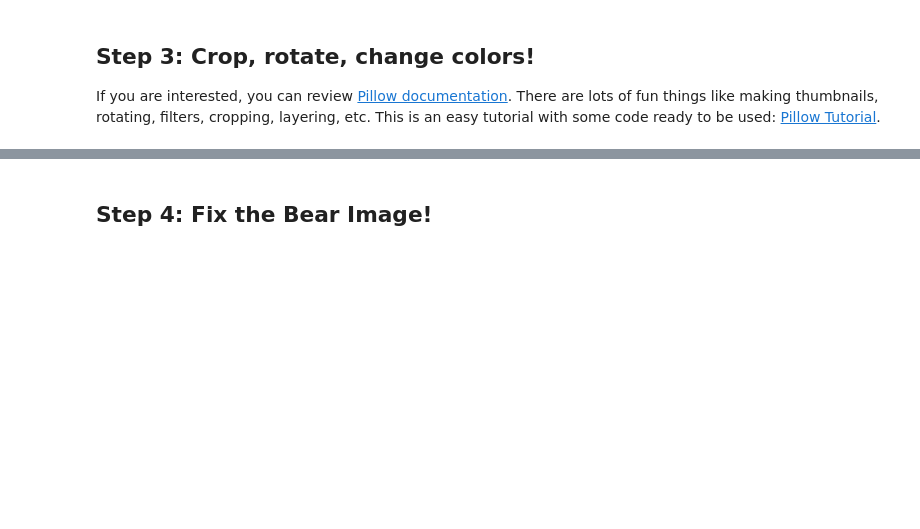
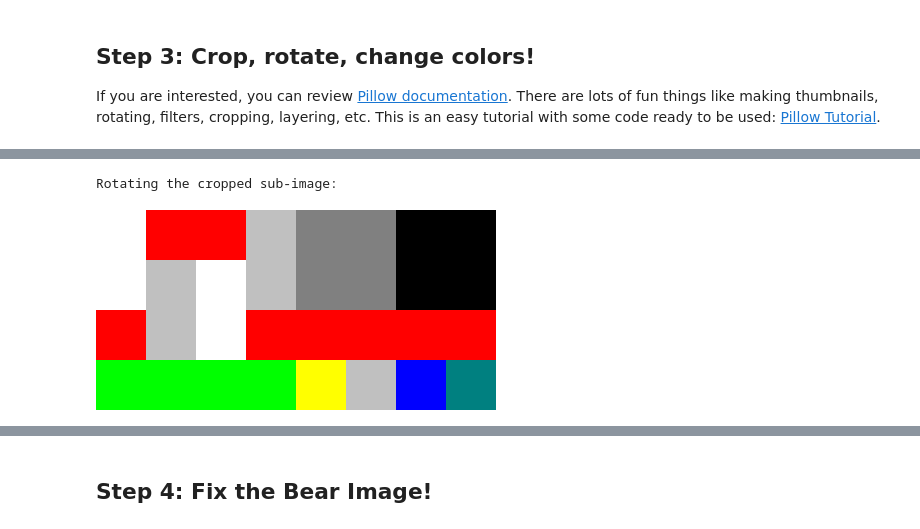
Before and after one commit to MatthiasBlume/dsc96_S20, a Jupyter notebook: Projects/07Images/ImageProcessing.ipynb, the cells around one changed output, grey strips where cells are left out. Saved outputs shown, nothing was run; the diff lists cells and outputs as text; code cells hidden in the pictures; blank space fills up the shorter version.

```diff
--- a/Projects/07Images/ImageProcessing.ipynb
+++ b/Projects/07Images/ImageProcessing.ipynb
@@ -49,10 +56,8 @@ image.size
 # %%
-# let's just try to plot it larger
-
-# this function prints a larger version of the image!
+# This function prints a larger version of the image
 def printLargeImage(smallImage):
     maxsize = tuple([50*x for x in smallImage.size])
-    largeImage = smallImage.resize(maxsize)
+    largeImage = smallImage.resize(maxsize, resample=0)
     display(largeImage)
     return
 # %%
@@ -134,12 +187,15 @@ printLargeImage(image_cropped)
 # %%
 import copy
 # %%
-# rotate part of the image!
-image_cropped = image_cropped.transpose(Image.ROTATE_180)
+# rotate part of the image
+rotated_cropped = image_cropped.transpose(Image.ROTATE_180)
 image2 = copy.deepcopy(image)
-image2.paste(image_cropped, box)
-print('Rotating the cropped:')
+image2.paste(rotated_cropped, box)
+print('Rotating the cropped sub-image:')
 printLargeImage(image2)
+# %% [output]
+Rotating the cropped sub-image:
+[figure, added]
 # %%
 # let's mess up the image: I want to change the color intensity, swapping red and green
 r, g, b = image2.split()
```
Also changed, not shown: parts of 17 cells of this notebook.
